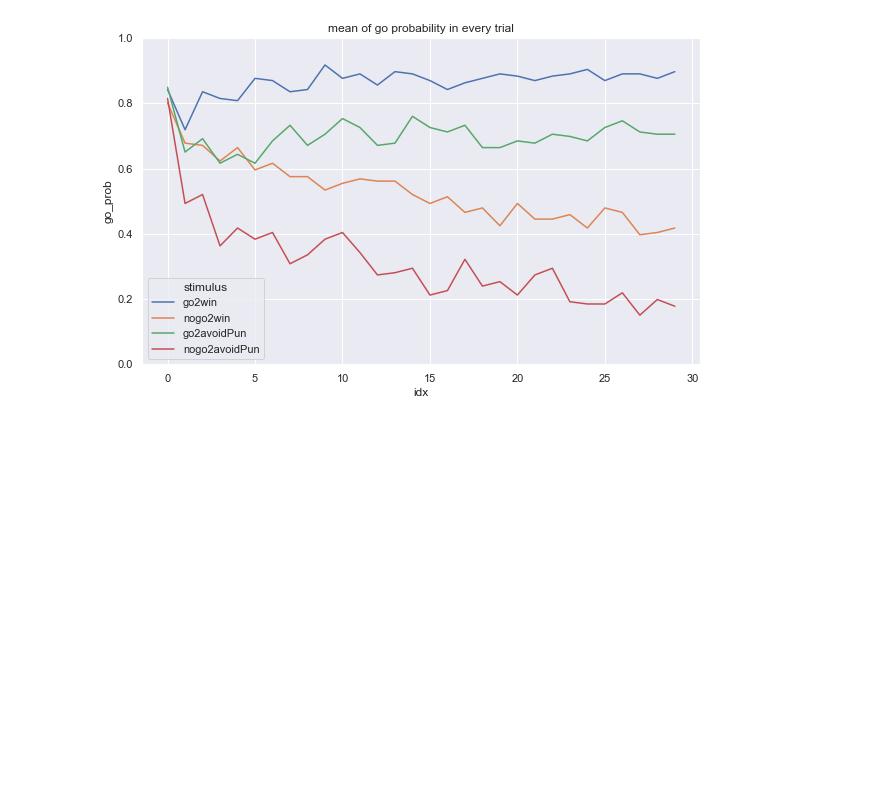
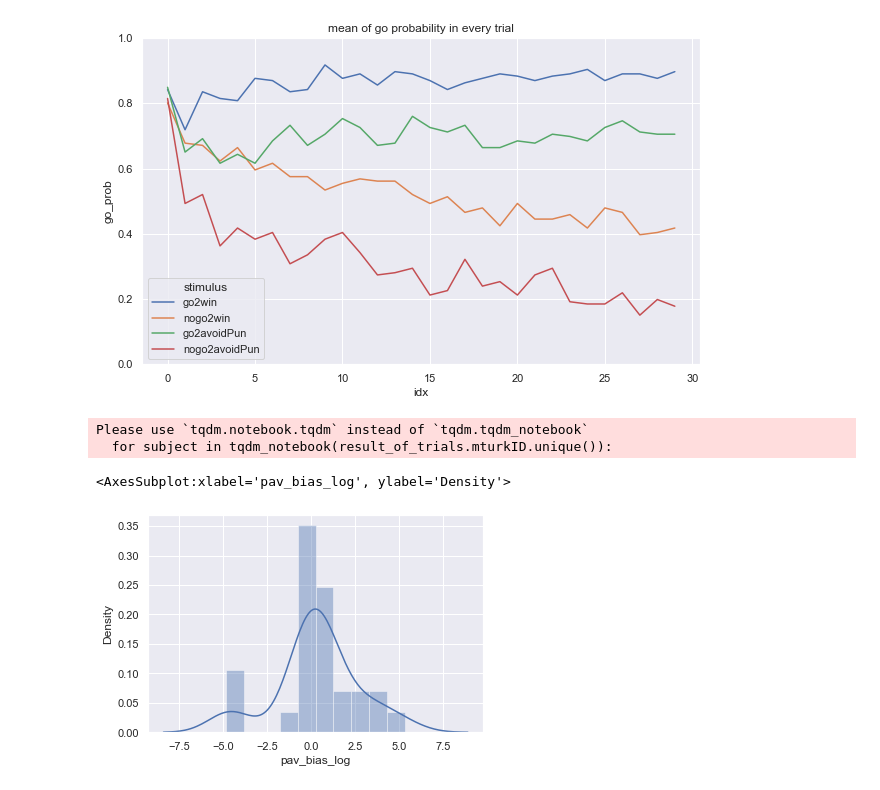
Before and after one commit to Sepsad/Interindividual-differences-in-Learning-to-Act-or-Avoid, a Jupyter notebook: First_session.ipynb, the cells around one changed output. Cells and saved outputs as stored; diff of their text form; code cells hidden in the pictures; blank space fills up the shorter version.

Commit message:
first session data is modeled

```diff
--- a/First_session.ipynb
+++ b/First_session.ipynb
@@ -256,0 +264,36 @@ from sys import path
+# %%
+np.random.seed(30)
+modeling_result_df = {}
+modeling_result_df['mturkID'] = []
+
+modeling_result_df['alpha'] = []
+modeling_result_df['beta'] = []
+modeling_result_df['noise'] = []
+modeling_result_df['go_bias'] = []
+modeling_result_df['pav_bias'] = []
+
+
+def fit_subject_with_id(subject_id):
+    df = result_of_trials[result_of_trials.mturkID == subject_id]
+    df = df[['choice','stimulus','feedback_points']].rename(columns={'choice':'action', 'feedback_points':'reward'}).reset_index(drop=True)
+    df['reward'] = pd.to_numeric(df.reward)
+
+    max_likelihood = ML(df, optimization_method='Nelder-Mead', model_type='RW+noise+bias+Pav', initial_guess=np.random.normal(0,1,1)[0]*np.array([0.1,0.1,0.1,0.1,0.1]), without_bound=True)
+    res = max_likelihood.fit_model()
+    return res
+# %%
+for subject in tqdm_notebook(result_of_trials.mturkID.unique()):
+    res = fit_subject_with_id(subject)
+
+    modeling_result_df['mturkID'].append(subject)
+    modeling_result_df['alpha'].append(1 / (1+ np.exp(-res.x[0])))
+    modeling_result_df['beta'].append(np.exp(res.x[1]))
+    modeling_result_df['noise'].append(1 / (1+ np.exp(-res.x[2])))
+    modeling_result_df['go_bias'].append(res.x[3])
+    modeling_result_df['pav_bias'].append(np.exp(res.x[4]))
+# %% [output]
+Please use `tqdm.notebook.tqdm` instead of `tqdm.tqdm_notebook`
+  for subject in tqdm_notebook(result_of_trials.mturkID.unique()):
+# %%
+mr_df = pd.DataFrame(modeling_result_df)
+mr_df['pav_bias_log'] = np.log(mr_df.pav_bias)
@@ -256,0 +302,5 @@ from sys import path
+# %%
+sns.distplot(np.log(mr_df.pav_bias_log) )
+# %% [output]
+<AxesSubplot:xlabel='pav_bias_log', ylabel='Density'>
+[figure, added]
```
Also changed, not shown: parts of 12 cells of this notebook.
